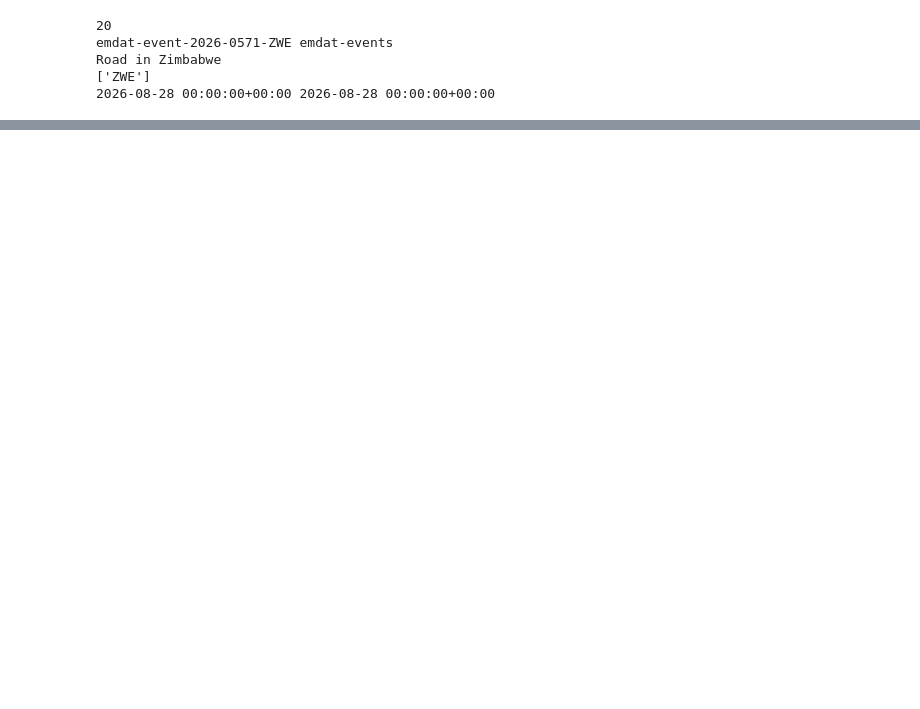
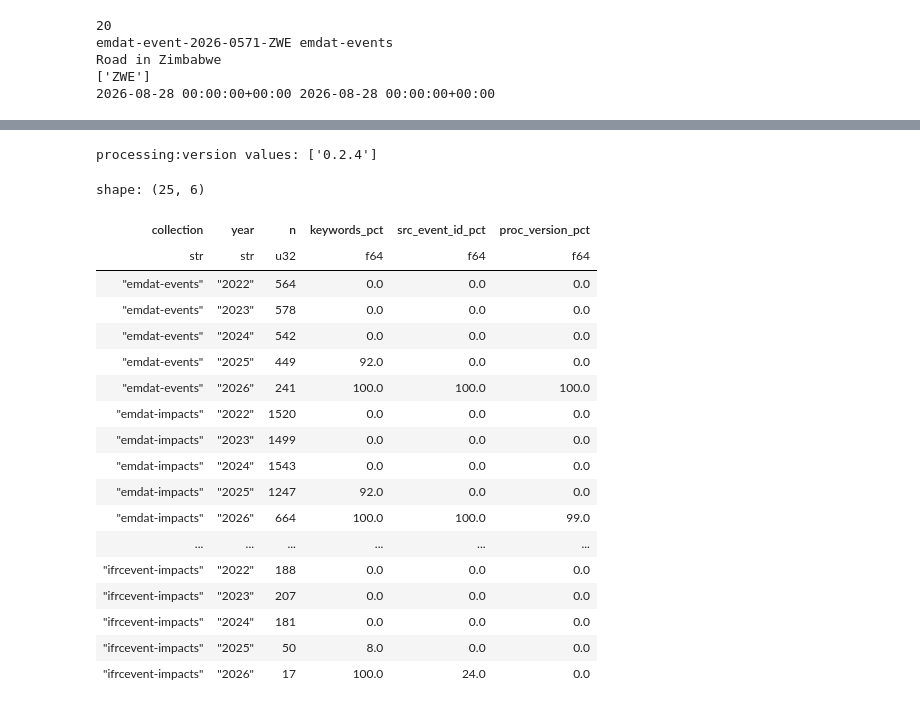
Before and after one commit to jbugli-NJ/fall-2026-group2, a Jupyter notebook: notebooks/eda_nb.ipynb, the cells around one changed output, grey strips where cells are left out. Cells and saved outputs as stored; diff of their text form; code cells hidden in the pictures; blank space fills up the shorter version.

```diff
--- a/notebooks/eda_nb.ipynb
+++ b/notebooks/eda_nb.ipynb
@@ -80,0 +196,36 @@ for cid, items in raw.items():
+# %%
+generations = (
+    df.with_columns(pl.col("datetime").str.slice(0, 4).alias("year"))
+    .group_by("collection", "year")
+    .agg(
+        pl.len().alias("n"),
+        (pl.col("keywords").is_not_null().mean() * 100).round(0).alias("keywords_pct"),
+        (pl.col("monty:src_event_id").is_not_null().mean() * 100).round(0).alias("src_event_id_pct"),
+        (pl.col("processing:version").is_not_null().mean() * 100).round(0).alias("proc_version_pct"),
+    )
+    .filter(pl.col("year") >= "2022")
+    .sort("collection", "year")
+)
+print("processing:version values:", df["processing:version"].drop_nulls().unique().to_list())
+generations
+# %% [output]
+processing:version values: ['0.2.4']
+shape: (25, 6)
+| collection | year | n | keywords_pct | src_event_id_pct | proc_version_pct |
+| str | str | u32 | f64 | f64 | f64 |
+| "emdat-events" | "2022" | 564 | 0.0 | 0.0 | 0.0 |
+| "emdat-events" | "2023" | 578 | 0.0 | 0.0 | 0.0 |
+| "emdat-events" | "2024" | 542 | 0.0 | 0.0 | 0.0 |
+| "emdat-events" | "2025" | 449 | 92.0 | 0.0 | 0.0 |
+| "emdat-events" | "2026" | 241 | 100.0 | 100.0 | 100.0 |
+| "emdat-impacts" | "2022" | 1520 | 0.0 | 0.0 | 0.0 |
+| "emdat-impacts" | "2023" | 1499 | 0.0 | 0.0 | 0.0 |
+| "emdat-impacts" | "2024" | 1543 | 0.0 | 0.0 | 0.0 |
+| "emdat-impacts" | "2025" | 1247 | 92.0 | 0.0 | 0.0 |
+| "emdat-impacts" | "2026" | 664 | 100.0 | 100.0 | 99.0 |
+| ... | ... | ... | ... | ... | ... |
+| "ifrcevent-impacts" | "2022" | 188 | 0.0 | 0.0 | 0.0 |
+| "ifrcevent-impacts" | "2023" | 207 | 0.0 | 0.0 | 0.0 |
+| "ifrcevent-impacts" | "2024" | 181 | 0.0 | 0.0 | 0.0 |
+| "ifrcevent-impacts" | "2025" | 50 | 8.0 | 0.0 | 0.0 |
+| "ifrcevent-impacts" | "2026" | 17 | 100.0 | 24.0 | 0.0 |
```
Also changed, not shown: parts of 31 cells of this notebook, 2 other files.
